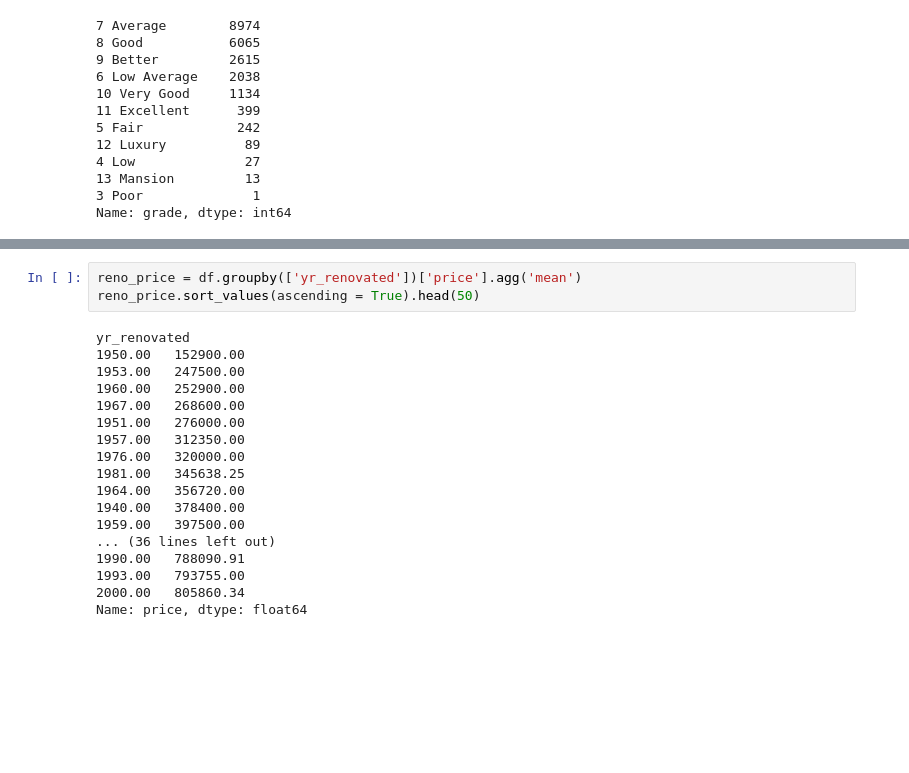
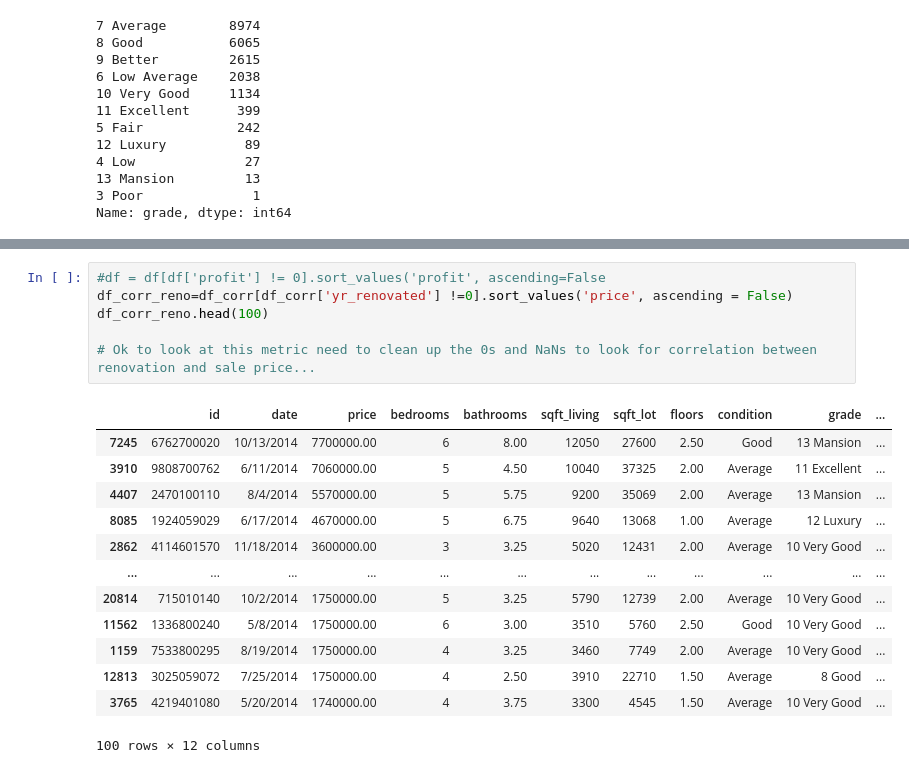
Before and after one commit to DtonesOD1/dsc-phase-2-project-v2-3, a Jupyter notebook: student.ipynb, the cells around one changed output, grey strips where cells are left out. Drawn from its saved outputs; the diff is of its cells as text; blank space fills up the shorter version.

```diff
--- a/student.ipynb
+++ b/student.ipynb
@@ -184,21 +257,20 @@ plt.tight_layout()
-# %%
-reno_price = df.groupby(['yr_renovated'])['price'].agg('mean')
-reno_price.sort_values(ascending = True).head(50)
-# %% [output]
-yr_renovated
-1950.00   152900.00
-1953.00   247500.00
-1960.00   252900.00
-1967.00   268600.00
-1951.00   276000.00
-1957.00   312350.00
-1976.00   320000.00
-1981.00   345638.25
-1964.00   356720.00
-1940.00   378400.00
-1959.00   397500.00
-... (36 lines left out)
-1990.00   788090.91
-1993.00   793755.00
-2000.00   805860.34
-Name: price, dtype: float64
+# %%
+#df = df[df['profit'] != 0].sort_values('profit', ascending=False
+df_corr_reno=df_corr[df_corr['yr_renovated'] !=0].sort_values('price', ascending = False)
+df_corr_reno.head(100)
+
+# Ok to look at this metric need to clean up the 0s and NaNs to look for correlation between renovation and sale price...
+# %% [output]
+|  | id | date | price | bedrooms | bathrooms | sqft_living | sqft_lot | floors | condition | grade | ... |
+| 7245 | 6762700020 | 10/13/2014 | 7700000.00 | 6 | 8.00 | 12050 | 27600 | 2.50 | Good | 13 Mansion | ... |
+| 3910 | 9808700762 | 6/11/2014 | 7060000.00 | 5 | 4.50 | 10040 | 37325 | 2.00 | Average | 11 Excellent | ... |
+| 4407 | 2470100110 | 8/4/2014 | 5570000.00 | 5 | 5.75 | 9200 | 35069 | 2.00 | Average | 13 Mansion | ... |
+| 8085 | 1924059029 | 6/17/2014 | 4670000.00 | 5 | 6.75 | 9640 | 13068 | 1.00 | Average | 12 Luxury | ... |
+| 2862 | 4114601570 | 11/18/2014 | 3600000.00 | 3 | 3.25 | 5020 | 12431 | 2.00 | Average | 10 Very Good | ... |
+| ... | ... | ... | ... | ... | ... | ... | ... | ... | ... | ... | ... |
+| 20814 | 715010140 | 10/2/2014 | 1750000.00 | 5 | 3.25 | 5790 | 12739 | 2.00 | Average | 10 Very Good | ... |
+| 11562 | 1336800240 | 5/8/2014 | 1750000.00 | 6 | 3.00 | 3510 | 5760 | 2.50 | Good | 10 Very Good | ... |
+| 1159 | 7533800295 | 8/19/2014 | 1750000.00 | 4 | 3.25 | 3460 | 7749 | 2.00 | Average | 10 Very Good | ... |
+| 12813 | 3025059072 | 7/25/2014 | 1750000.00 | 4 | 2.50 | 3910 | 22710 | 1.50 | Average | 8 Good | ... |
+| 3765 | 4219401080 | 5/20/2014 | 1740000.00 | 4 | 3.75 | 3300 | 4545 | 1.50 | Average | 10 Very Good | ... |
+100 rows × 12 columns
```
Also changed, not shown: parts of 19 cells of this notebook.
